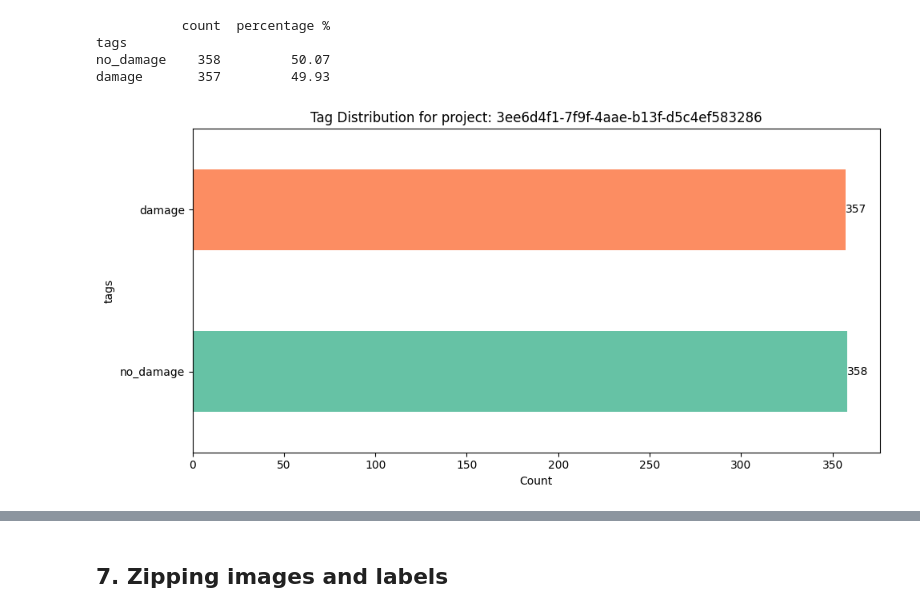
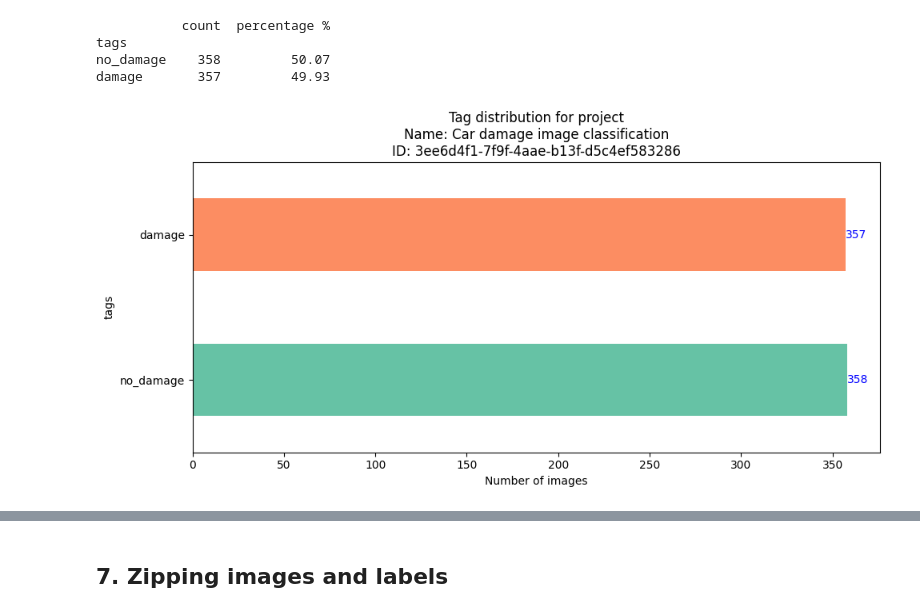
Before and after one commit to retkowsky/azure-customvision-export, a Jupyter notebook: Image classification project export.ipynb, the cells around one changed output, grey strips where cells are left out. Cells and saved outputs as stored; diff of their text form; code cells hidden in the pictures.

```diff
--- a/Image classification project export.ipynb
+++ b/Image classification project export.ipynb
@@ -43,12 +41,13 @@ now = datetime.datetime.today().strftime('%d%b%Y_%H%M%S')
 # %%
-OUTPUT_DIR = f"classification_project_{now}"
-
-IMAGES_DIR = os.path.join(OUTPUT_DIR, "images")
-LABELS_DIR = os.path.join(OUTPUT_DIR, "labels")
+OUTPUT_DIR = f"image_classification_projects"
+IMAGES_DIR = os.path.join(OUTPUT_DIR, PROJECT_ID, "images")
+LABELS_DIR = os.path.join(OUTPUT_DIR, PROJECT_ID, "labels")
+ZIP_DIR = "zip"
 
 os.makedirs(OUTPUT_DIR, exist_ok=True)
 os.makedirs(IMAGES_DIR, exist_ok=True)
 os.makedirs(LABELS_DIR, exist_ok=True)
+os.makedirs(ZIP_DIR, exist_ok=True)
 # %% [markdown]
 ## 2. Helper
 # %%
@@ -483,4 +480,0 @@ drwxrwxrwx 2 root root    0 Jan  7 15:32 no_damage
-# %%
-with open(os.path.join(IMAGES_DIR, 'images_metadata.json'), 'r') as f:
-    data = json.load(f)
-    print(json.dumps(data, indent=5))
@@ -551,18 +527,18 @@ damage       357         49.93
 # %%
 ax = df_images['tags'].value_counts().plot(kind='barh', figsize=(10, 5))
 value_counts = df_images['tags'].value_counts()
 
 colors = plt.cm.Set2(range(len(value_counts)))
 
 ax = value_counts.plot(kind='barh', figsize=(10, 5), color=colors)
-ax.bar_label(ax.containers[0], fmt='%d')
-plt.xlabel('Count')
-plt.title(f"Tag Distribution for project: {PROJECT_ID}")
+ax.bar_label(ax.containers[0], fmt='%d', color="blue")
+plt.xlabel('Number of images')
+plt.title(f"Tag distribution for project\nName: {project.name}\nID: {PROJECT_ID}", size=12)
 plt.tight_layout()
-plt.savefig(os.path.join(OUTPUT_DIR, 'tags.png'), dpi=300)
+plt.savefig(os.path.join(OUTPUT_DIR, PROJECT_ID, "tags.png"), dpi=300)
 plt.show()
 # %% [output]
-[figure, old version]
+[figure, new version]
 # %%
 tags_list = df_images['tags'].unique().tolist()
 
```
Also changed, not shown: parts of 17 cells of this notebook.
